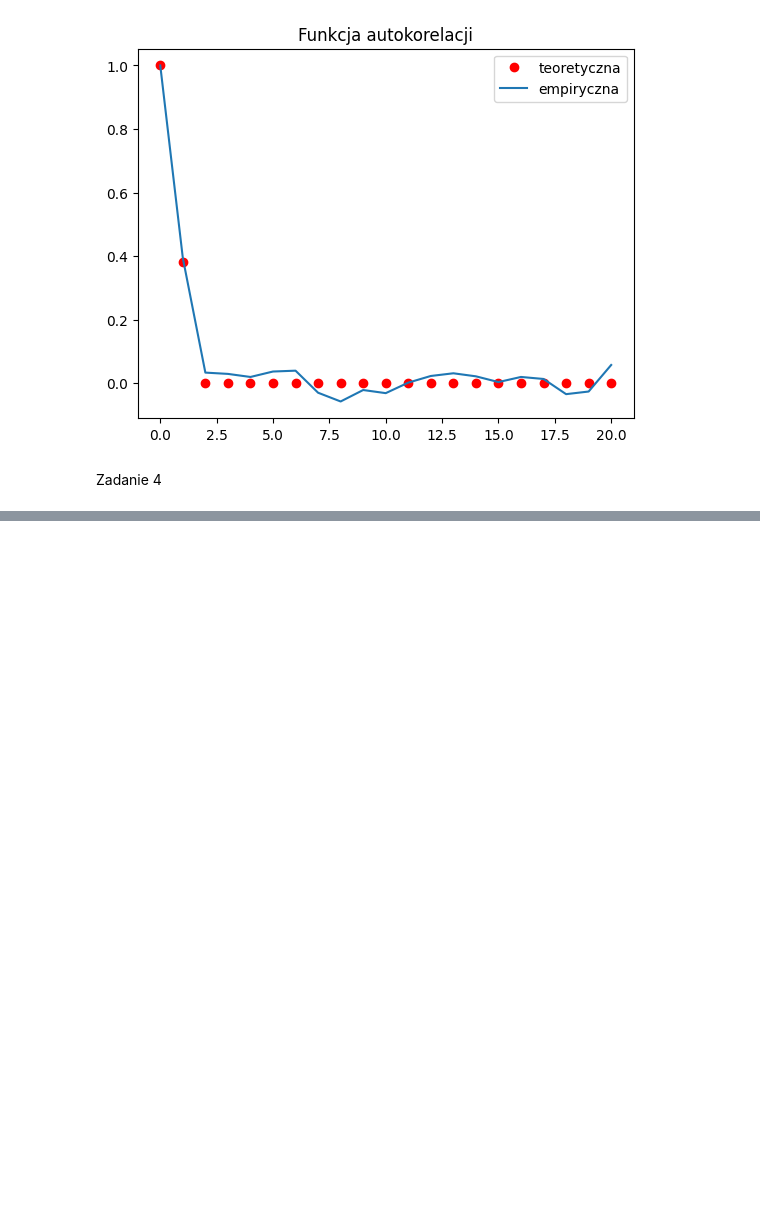
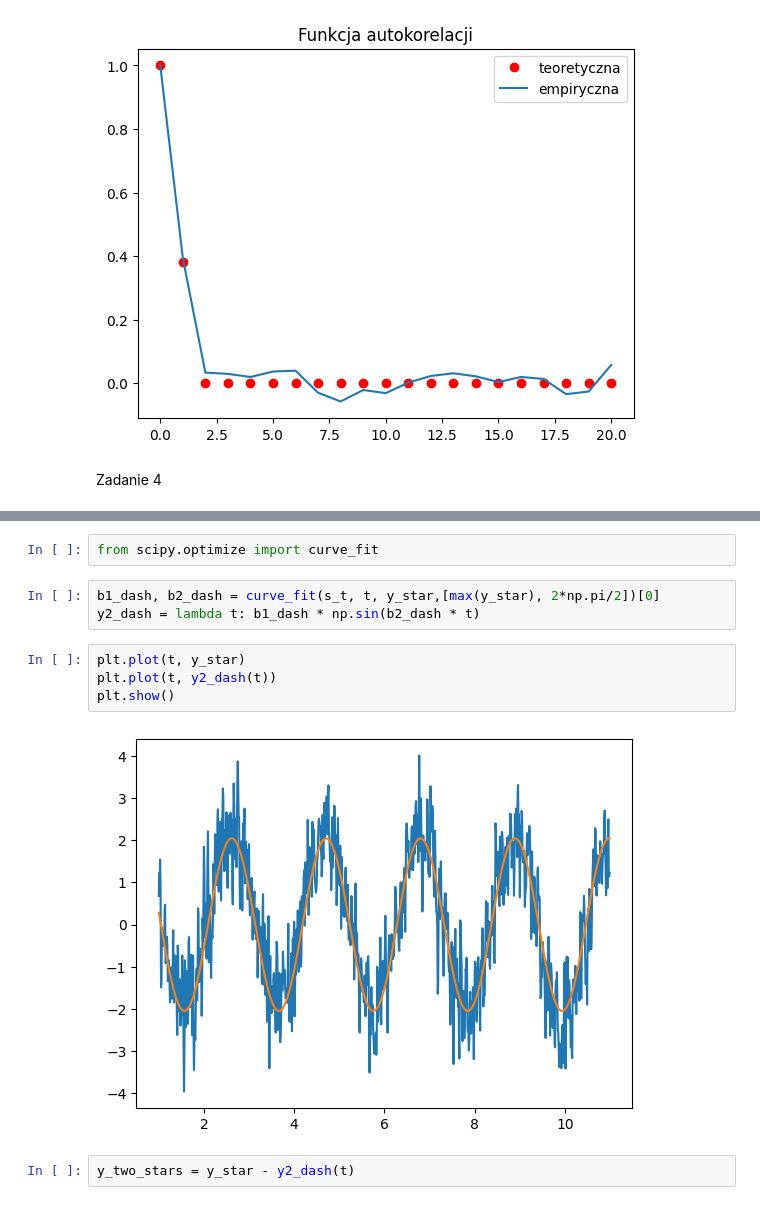
Before and after one commit to rafglo/Computer-Analysis-of-Time-Series, a Jupyter notebook: lista5.ipynb, the cells around one changed output, grey strips where cells are left out. Saved outputs shown, nothing was run; the diff lists cells and outputs as text; blank space fills up the shorter version.

```diff
--- a/lista5.ipynb
+++ b/lista5.ipynb
@@ -78,0 +117,13 @@ Zadanie 4
+# %%
+from scipy.optimize import curve_fit
+# %%
+b1_dash, b2_dash = curve_fit(s_t, t, y_star,[max(y_star), 2*np.pi/2])[0]
+y2_dash = lambda t: b1_dash * np.sin(b2_dash * t)
+# %%
+plt.plot(t, y_star)
+plt.plot(t, y2_dash(t))
+plt.show()
+# %% [output]
+[figure, added]
+# %%
+y_two_stars = y_star - y2_dash(t)
```
Also changed, not shown: parts of 15 cells of this notebook, 1 other file.
